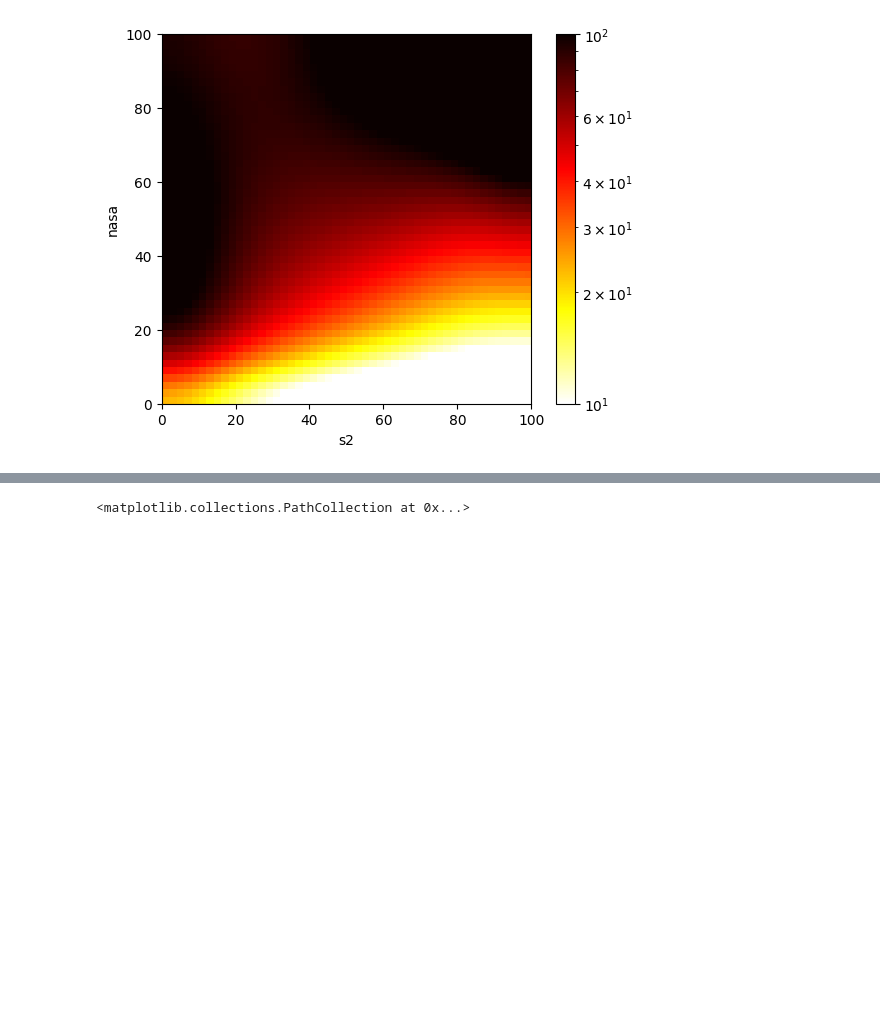
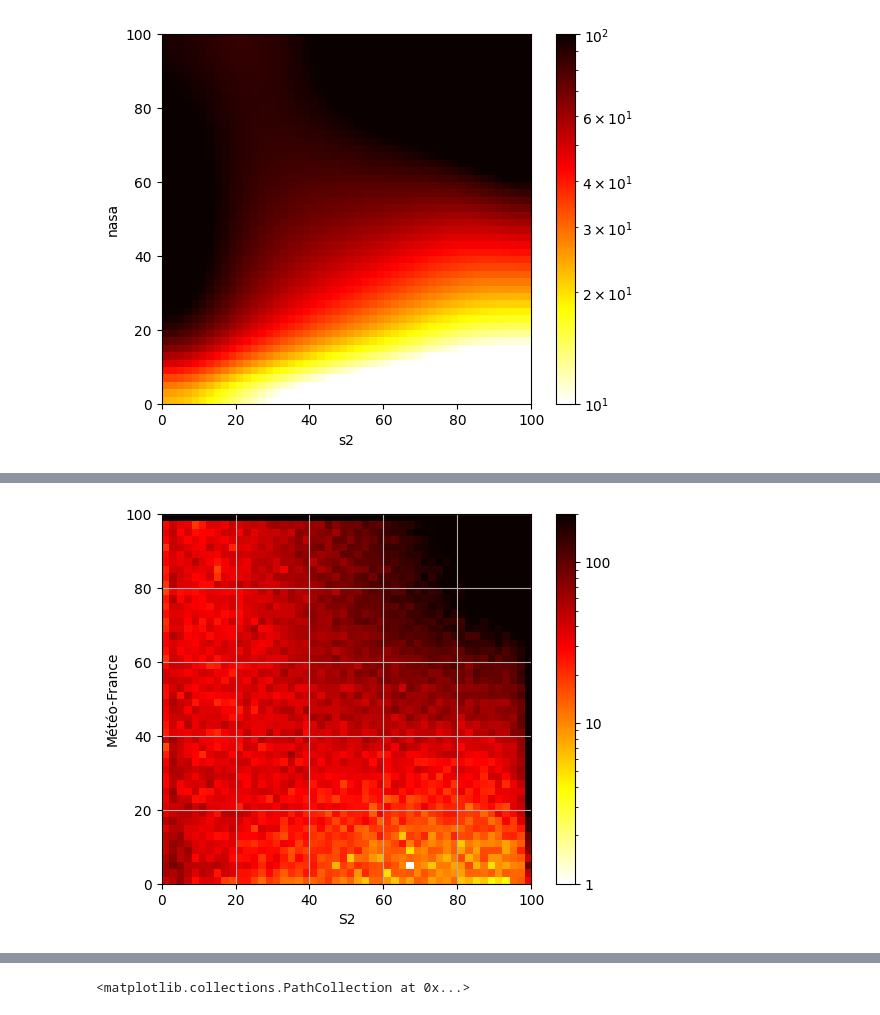
Before and after one commit to nicolaimpe/viirsnow, a Jupyter notebook: notebooks/scatter_plot.ipynb, the cells around one changed output, grey strips where cells are left out. Drawn from its saved outputs; the diff is of its cells as text; code cells hidden in the pictures; blank space fills up the shorter version.

```diff
--- a/notebooks/scatter_plot.ipynb
+++ b/notebooks/scatter_plot.ipynb
@@ -106,0 +137,29 @@ Text(0, 0.5, 'nasa')
+# %%
+import matplotlib.pyplot as plt
+import numpy as np
+
+import matplotlib.cm as cm
+
+
+mf = meteofrance_time_series.data_vars['snow_cover'].sel(time=common_days)
+s2 = s2_time_series.data_vars['snow_cover'].sel(time=common_days)
+mf_mask = mf<=200
+s2_mask = s2<=100
+union_mask = mf_mask & s2_mask
+mf_mask = mf!=0
+s2_mask = s2!=0
+union_mask_2 = mf_mask & s2_mask
+union_mask = union_mask & union_mask_2
+mf = mf.where(union_mask)*0.5
+s2 = s2.where(union_mask)
+
+fig, ax = plt.subplots()
+
+img, extent = myplot(s2, mf, 0, bins=50)
+pos = ax.imshow(img, extent=list(extent), origin='lower',cmap=colorsmap,norm=colors.LogNorm(vmin=1, vmax=200))
+fig.colorbar(pos, ax=ax, format=formatter)
+ax.set_xlabel('S2')
+ax.set_ylabel('Météo-France')
+ax.grid(True)
+# %% [output]
+[figure, added]
```
Also changed, not shown: parts of 8 cells of this notebook, 3 other files.
